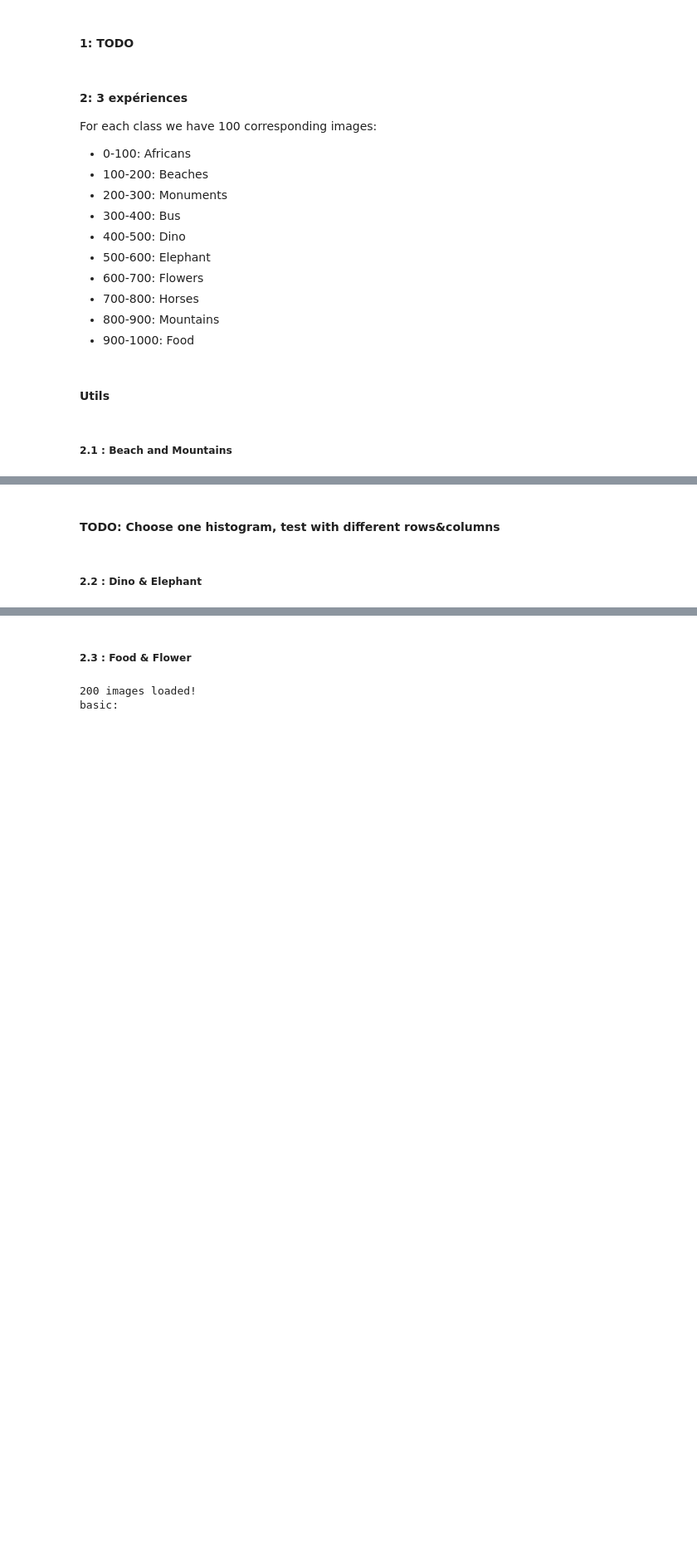
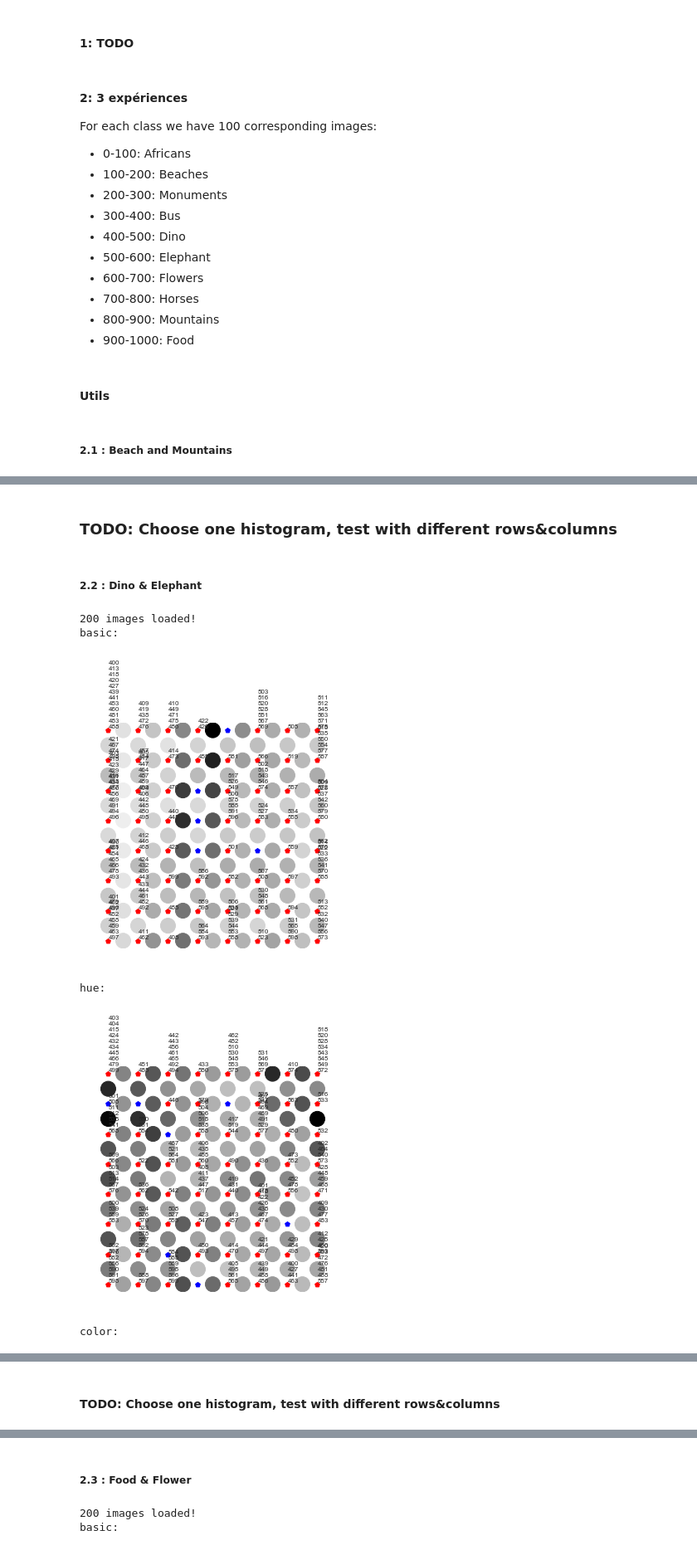
Before and after one commit to djaquet5/MLG_Unsupervised, a Jupyter notebook: SOM_part2.ipynb, the cells around one changed output, grey strips where cells are left out. Shown at 83% size. Drawn from its saved outputs; the diff is of its cells as text; code cells hidden in the pictures; blank space fills up the shorter version.

```diff
--- a/SOM_part2.ipynb
+++ b/SOM_part2.ipynb
@@ -171,0 +172,13 @@ color:
+# %% [markdown]
+### TODO: Choose one histogram, test with different rows&columns
+# %% [markdown]
+##### 2.2 : Dino & Elephant
+# %%
+run_all_methods('dino_elephant', 400, 500, 500, 600, 10000)
+# %% [output]
+200 images loaded!
+basic:
+[figure, added]
+hue:
+[figure, added]
+color:
@@ -172,4 +186,2 @@ color:
 # %% [markdown]
 #### TODO: Choose one histogram, test with different rows&columns
-# %% [markdown]
-##### 2.2 : Dino & Elephant
```
Also changed, not shown: parts of 10 cells of this notebook, 12 other files.
